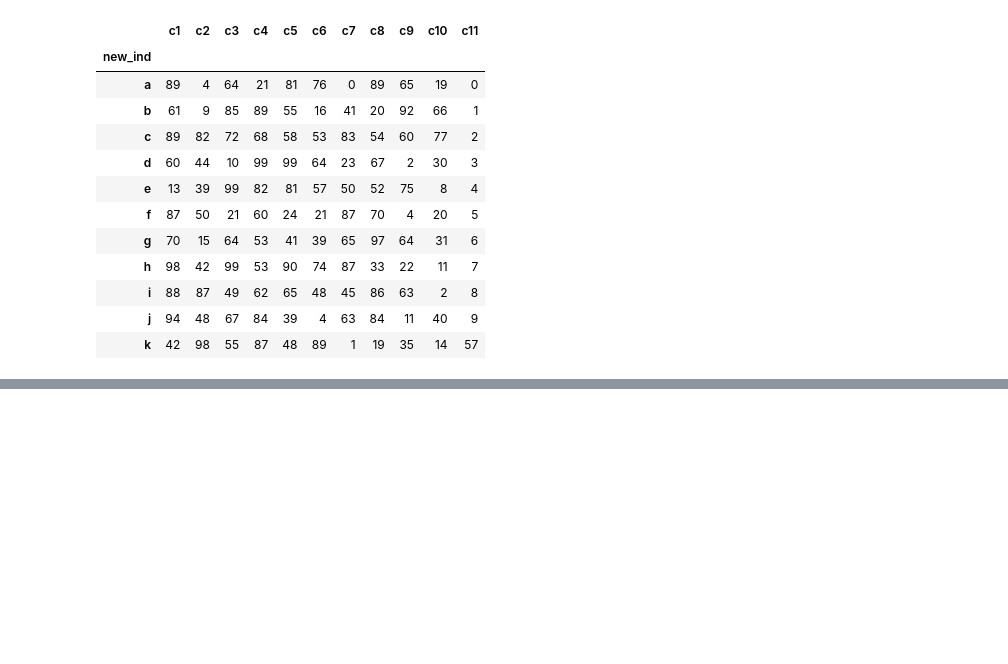
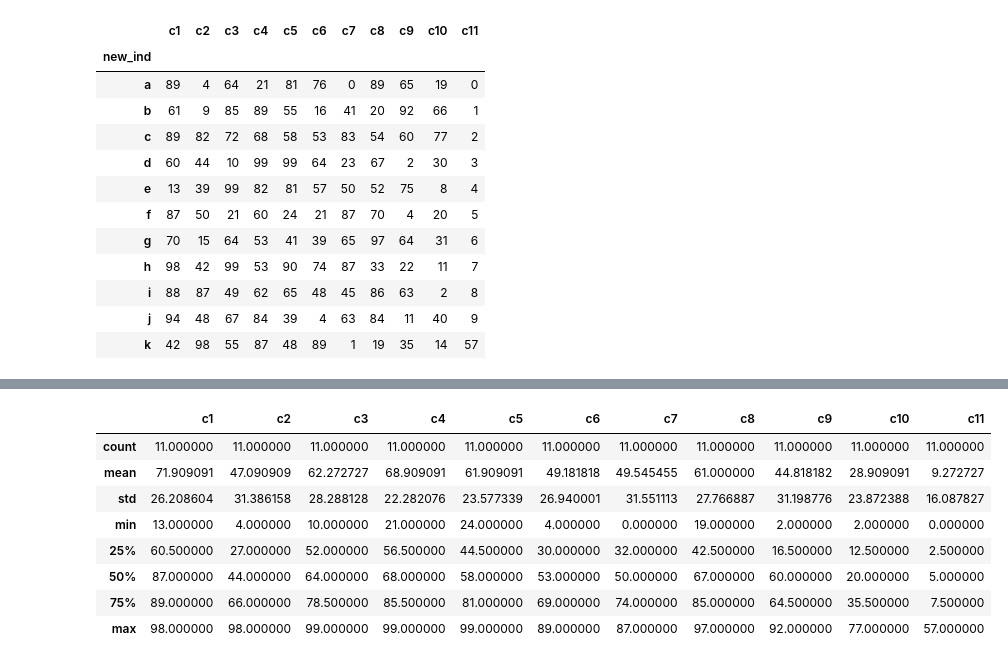
Before and after one commit to rishabhtiwari2048/data-science, a Jupyter notebook: Pandas Essentials.ipynb, the cells around one changed output, grey strips where cells are left out. Saved outputs shown, nothing was run; the diff lists cells and outputs as text; code cells hidden in the pictures; blank space fills up the shorter version.

```diff
--- a/Pandas Essentials.ipynb
+++ b/Pandas Essentials.ipynb
@@ -591,0 +633,12 @@ df
+# %%
+df.describe()
+# %% [output]
+|  | c1 | c2 | c3 | c4 | c5 | c6 | c7 | c8 | c9 | c10 | c11 |
+| count | 11.000000 | 11.000000 | 11.000000 | 11.000000 | 11.000000 | 11.000000 | 11.000000 | 11.000000 | 11.000000 | 11.000000 | 11.000000 |
+| mean | 71.909091 | 47.090909 | 62.272727 | 68.909091 | 61.909091 | 49.181818 | 49.545455 | 61.000000 | 44.818182 | 28.909091 | 9.272727 |
+| std | 26.208604 | 31.386158 | 28.288128 | 22.282076 | 23.577339 | 26.940001 | 31.551113 | 27.766887 | 31.198776 | 23.872388 | 16.087827 |
+| min | 13.000000 | 4.000000 | 10.000000 | 21.000000 | 24.000000 | 4.000000 | 0.000000 | 19.000000 | 2.000000 | 2.000000 | 0.000000 |
+| 25% | 60.500000 | 27.000000 | 52.000000 | 56.500000 | 44.500000 | 30.000000 | 32.000000 | 42.500000 | 16.500000 | 12.500000 | 2.500000 |
+| 50% | 87.000000 | 44.000000 | 64.000000 | 68.000000 | 58.000000 | 53.000000 | 50.000000 | 67.000000 | 60.000000 | 20.000000 | 5.000000 |
+| 75% | 89.000000 | 66.000000 | 78.500000 | 85.500000 | 81.000000 | 69.000000 | 74.000000 | 85.000000 | 64.500000 | 35.500000 | 7.500000 |
+| max | 98.000000 | 98.000000 | 99.000000 | 99.000000 | 99.000000 | 89.000000 | 87.000000 | 97.000000 | 92.000000 | 77.000000 | 57.000000 |
```
Also changed, not shown: parts of 3 cells of this notebook.
